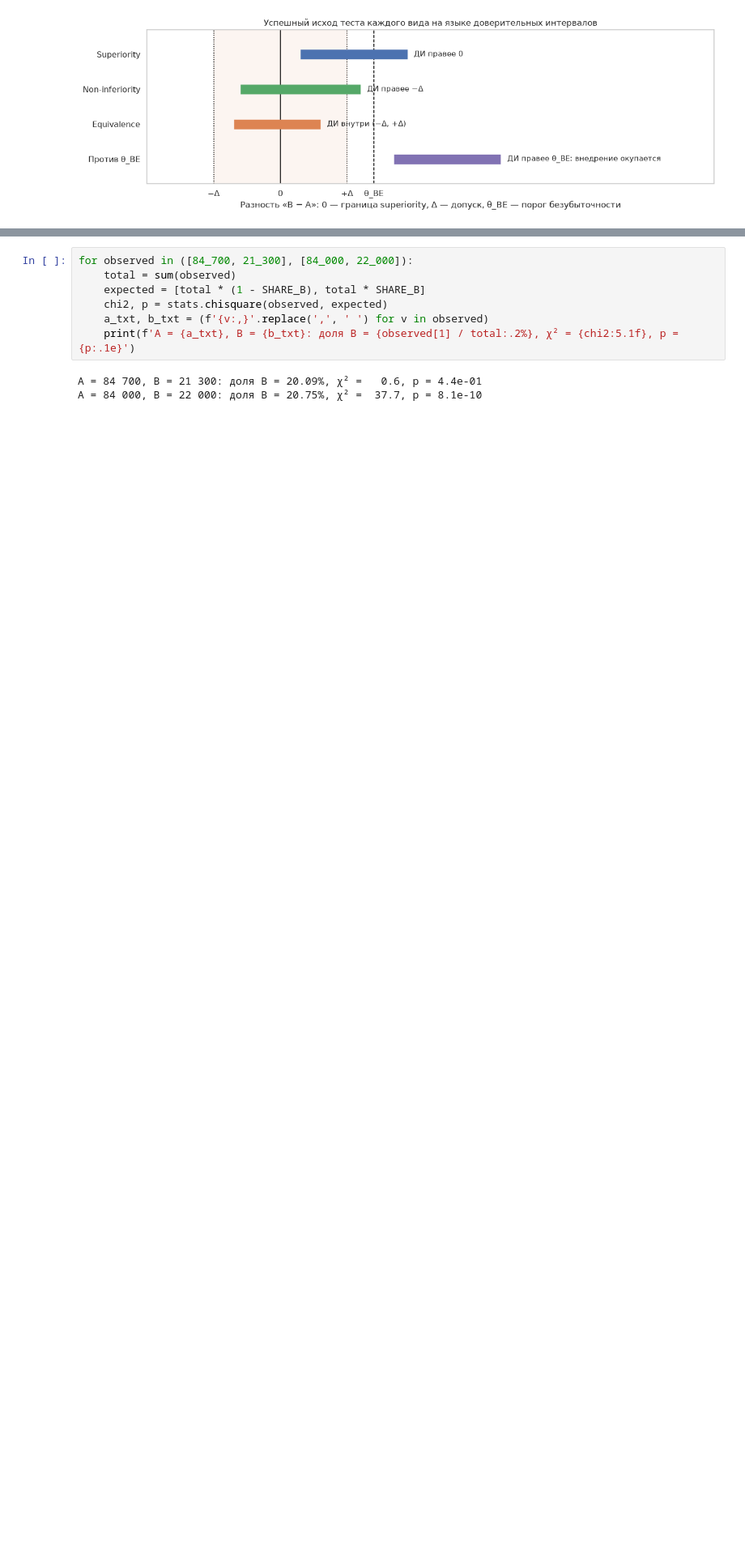
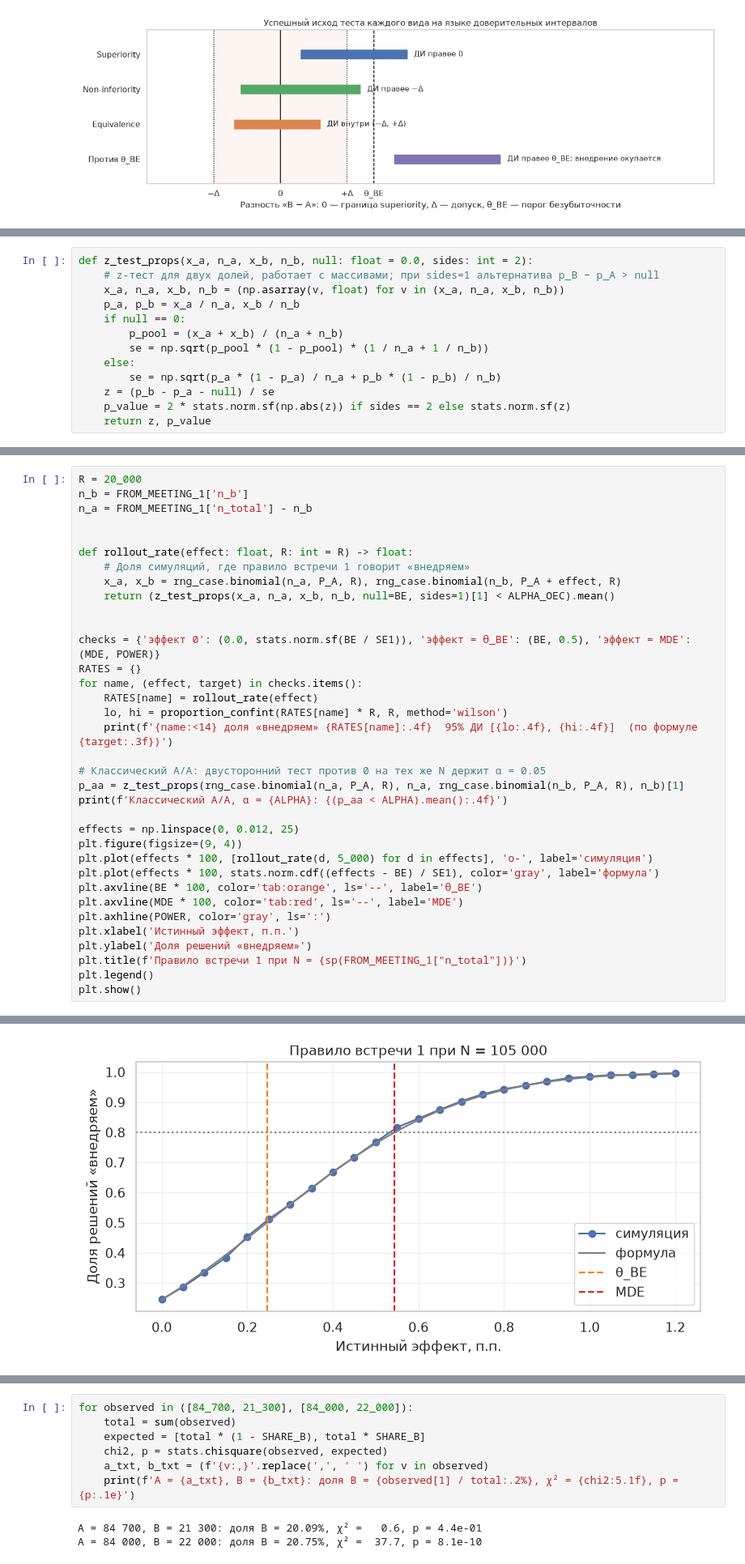
Before and after one commit to Alberelloo/AITH-2026-Hypothesis-Testing-Workshop, a Jupyter notebook: 02. План теста/lesson.ipynb, the cells around one changed output, grey strips where cells are left out. Shown at 81% size. Saved outputs shown, nothing was run; the diff lists cells and outputs as text; blank space fills up the shorter version.

```diff
--- a/02. План теста/theory.ipynb
+++ b/02. План теста/lesson.ipynb
@@ -222,0 +420,13 @@ plt.show()
+# %%
+def z_test_props(x_a, n_a, x_b, n_b, null: float = 0.0, sides: int = 2):
+    # z-тест для двух долей, работает с массивами; при sides=1 альтернатива p_B − p_A > null
+    x_a, n_a, x_b, n_b = (np.asarray(v, float) for v in (x_a, n_a, x_b, n_b))
+    p_a, p_b = x_a / n_a, x_b / n_b
+    if null == 0:
+        p_pool = (x_a + x_b) / (n_a + n_b)
+        se = np.sqrt(p_pool * (1 - p_pool) * (1 / n_a + 1 / n_b))
+    else:
+        se = np.sqrt(p_a * (1 - p_a) / n_a + p_b * (1 - p_b) / n_b)
+    z = (p_b - p_a - null) / se
+    p_value = 2 * stats.norm.sf(np.abs(z)) if sides == 2 else stats.norm.sf(z)
+    return z, p_value
@@ -222,0 +444,36 @@ plt.show()
+# %%
+R = 20_000
+n_b = FROM_MEETING_1['n_b']
+n_a = FROM_MEETING_1['n_total'] - n_b
+
+
+def rollout_rate(effect: float, R: int = R) -> float:
+    # Доля симуляций, где правило встречи 1 говорит «внедряем»
+    x_a, x_b = rng_case.binomial(n_a, P_A, R), rng_case.binomial(n_b, P_A + effect, R)
+    return (z_test_props(x_a, n_a, x_b, n_b, null=BE, sides=1)[1] < ALPHA_OEC).mean()
+
+
+checks = {'эффект 0': (0.0, stats.norm.sf(BE / SE1)), 'эффект = θ_BE': (BE, 0.5), 'эффект = MDE': (MDE, POWER)}
+RATES = {}
+for name, (effect, target) in checks.items():
+    RATES[name] = rollout_rate(effect)
+    lo, hi = proportion_confint(RATES[name] * R, R, method='wilson')
+    print(f'{name:<14} доля «внедряем» {RATES[name]:.4f}  95% ДИ [{lo:.4f}, {hi:.4f}]  (по формуле {target:.3f})')
+
+# Классический A/A: двусторонний тест против 0 на тех же N держит α = 0.05
+p_aa = z_test_props(rng_case.binomial(n_a, P_A, R), n_a, rng_case.binomial(n_b, P_A, R), n_b)[1]
+print(f'Классический A/A, α = {ALPHA}: {(p_aa < ALPHA).mean():.4f}')
+
+effects = np.linspace(0, 0.012, 25)
+plt.figure(figsize=(9, 4))
+plt.plot(effects * 100, [rollout_rate(d, 5_000) for d in effects], 'o-', label='симуляция')
+plt.plot(effects * 100, stats.norm.cdf((effects - BE) / SE1), color='gray', label='формула')
+plt.axvline(BE * 100, color='tab:orange', ls='--', label='θ_BE')
+plt.axvline(MDE * 100, color='tab:red', ls='--', label='MDE')
+plt.axhline(POWER, color='gray', ls=':')
+plt.xlabel('Истинный эффект, п.п.')
+plt.ylabel('Доля решений «внедряем»')
+plt.title(f'Правило встречи 1 при N = {sp(FROM_MEETING_1["n_total"])}')
+plt.legend()
+plt.show()
+# %% [output]
@@ -222,0 +484 @@ plt.show()
+[figure, added]
```
Also changed, not shown: parts of 82 cells of this notebook, 28 other files.
